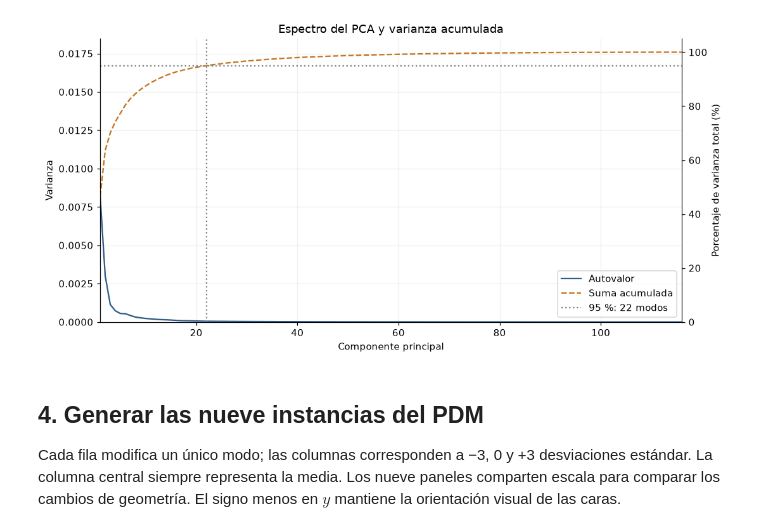
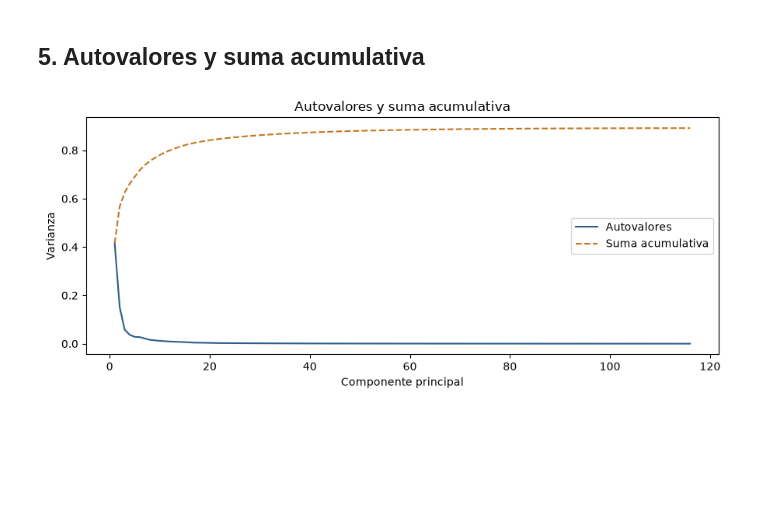
Before and after one commit to Emanuel-TC/MML, a Jupyter notebook: Algebra 1/Notebooks/1_Algebra_Lineal_6_Entregable_1_PCA_PDM.ipynb, the cells around one changed output. Cells and saved outputs as stored; diff of their text form; code cells hidden in the pictures; blank space fills up the shorter version.

```diff
--- a/Algebra 1/Notebooks/1_Algebra_Lineal_6_Entregable_1_PCA_PDM.ipynb
+++ b/Algebra 1/Notebooks/1_Algebra_Lineal_6_Entregable_1_PCA_PDM.ipynb
@@ -147,0 +38,10 @@ Modos para el 95 % / 99 %: 22 / 55
+# %%
+import numpy as np
+import matplotlib.pyplot as plt
+
+with np.load("/tmp/imm_face_db/database.npz", allow_pickle=True) as database:
+    structs = database["structs"]
+
+data_matrix = np.array(
+    [record["landmarks_aligned"].T.ravel() for record in structs], dtype=float
+)
@@ -148,26 +55,21 @@ Modos para el 95 % / 99 %: 22 / 55
+# %%
+mean_vector = data_matrix.mean(axis=0)
+centered_data = data_matrix - mean_vector
+covariance = centered_data.T @ centered_data / len(data_matrix)
+
+eigenvalues, eigenvectors = np.linalg.eigh(covariance)
+eigenvalues, eigenvectors = eigenvalues[::-1], eigenvectors[:, ::-1]
+# %% [markdown]
+## 5. Autovalores y suma acumulativa
 # %%
 components = np.arange(1, len(eigenvalues) + 1)
-total_variance = nonnegative_eigenvalues.sum()
-fig, ax = plt.subplots(figsize=(10, 5))
-ax.plot(components, nonnegative_eigenvalues, color=BLUE, label="Autovalor")
-ax.plot(components, np.cumsum(nonnegative_eigenvalues), "--", color=ORANGE, label="Suma acumulada")
-ax.axhline(0.95 * total_variance, color=GREY, linestyle=":", label=f"95 %: {modes_95} modos")
-ax.axvline(modes_95, color=GREY, linestyle=":")
-ax.set(title="Espectro del PCA y varianza acumulada", xlabel="Componente principal",
-       ylabel="Varianza", xlim=(1, len(eigenvalues)), ylim=(0, 1.05 * total_variance))
-percentage_axis = ax.secondary_yaxis(
-    "right", functions=(lambda x: 100 * x / total_variance, lambda p: p * total_variance / 100)
-)
-percentage_axis.set_ylabel("Porcentaje de varianza total (%)")
+fig, ax = plt.subplots(figsize=(9, 4))
+ax.plot(components, eigenvalues, color="#2F5D8A", label="Autovalores")
+ax.plot(components, np.cumsum(eigenvalues), "--", color="#C47722", label="Suma acumulativa")
+ax.set(xlabel="Componente principal", ylabel="Varianza",
+       title="Autovalores y suma acumulativa")
 ax.legend()
 fig.tight_layout()
 plt.show()
 # %% [output]
-[figure, old version]
+[figure, new version]
-# %% [markdown]
-## 4. Generar las nueve instancias del PDM
-
-Cada fila modifica un único modo; las columnas corresponden a −3, 0 y +3
-desviaciones estándar. La columna central siempre representa la media.
-Los nueve paneles comparten escala para comparar los cambios de geometría.
-El signo menos en $y$ mantiene la orientación visual de las caras.
```
Also changed, not shown: parts of 27 cells of this notebook.
